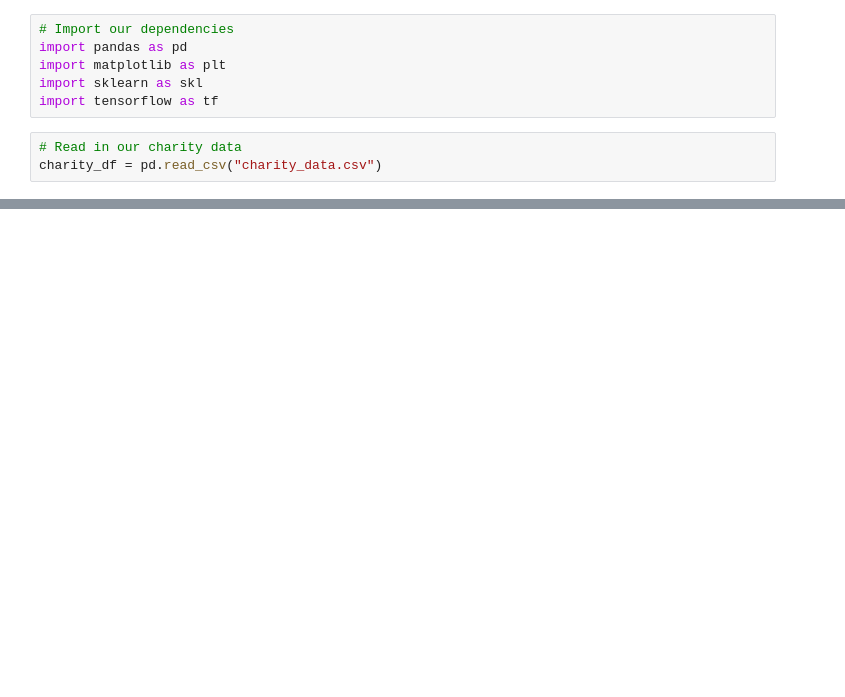
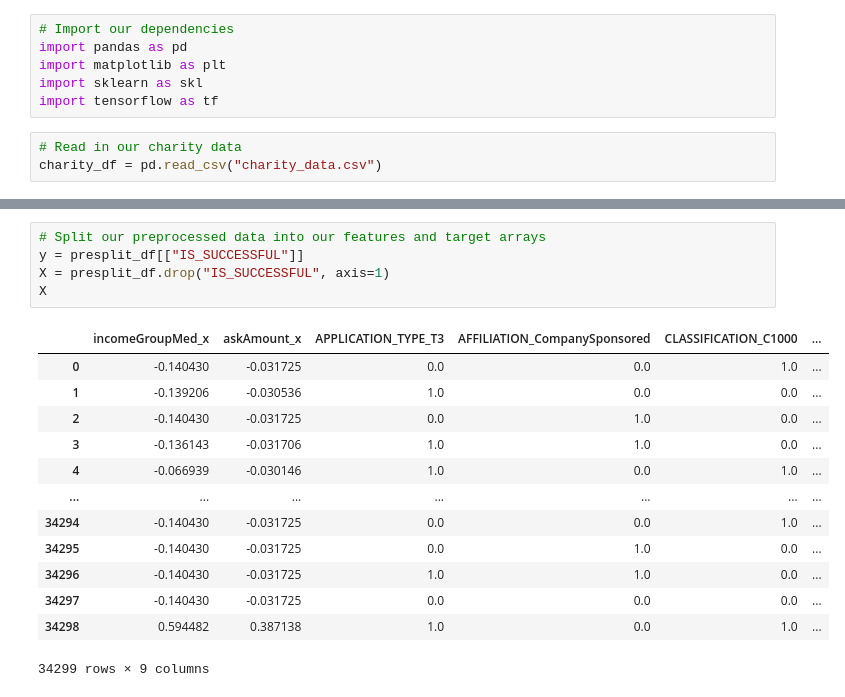
Before and after one commit to suzanne-wilson/AlphabetSoupChallenge, a Jupyter notebook: AlphabetSoupChallenge.ipynb, the cells around one changed output, grey strips where cells are left out. Cells and saved outputs as stored; diff of their text form; blank space fills up the shorter version.

```diff
--- a/AlphabetSoupChallenge.ipynb
+++ b/AlphabetSoupChallenge.ipynb
@@ -247,0 +451,19 @@ charity_df.head()
+# %%
+# Split our preprocessed data into our features and target arrays
+y = presplit_df[["IS_SUCCESSFUL"]]
+X = presplit_df.drop("IS_SUCCESSFUL", axis=1)
+X
+# %% [output]
+|  | incomeGroupMed_x | askAmount_x | APPLICATION_TYPE_T3 | AFFILIATION_CompanySponsored | CLASSIFICATION_C1000 | ... |
+| 0 | -0.140430 | -0.031725 | 0.0 | 0.0 | 1.0 | ... |
+| 1 | -0.139206 | -0.030536 | 1.0 | 0.0 | 0.0 | ... |
+| 2 | -0.140430 | -0.031725 | 0.0 | 1.0 | 0.0 | ... |
+| 3 | -0.136143 | -0.031706 | 1.0 | 1.0 | 0.0 | ... |
+| 4 | -0.066939 | -0.030146 | 1.0 | 0.0 | 1.0 | ... |
+| ... | ... | ... | ... | ... | ... | ... |
+| 34294 | -0.140430 | -0.031725 | 0.0 | 0.0 | 1.0 | ... |
+| 34295 | -0.140430 | -0.031725 | 0.0 | 1.0 | 0.0 | ... |
+| 34296 | -0.140430 | -0.031725 | 1.0 | 1.0 | 0.0 | ... |
+| 34297 | -0.140430 | -0.031725 | 0.0 | 0.0 | 0.0 | ... |
+| 34298 | 0.594482 | 0.387138 | 1.0 | 0.0 | 1.0 | ... |
+34299 rows × 9 columns
```
Also changed, not shown: parts of 38 cells of this notebook, 1 other file.
